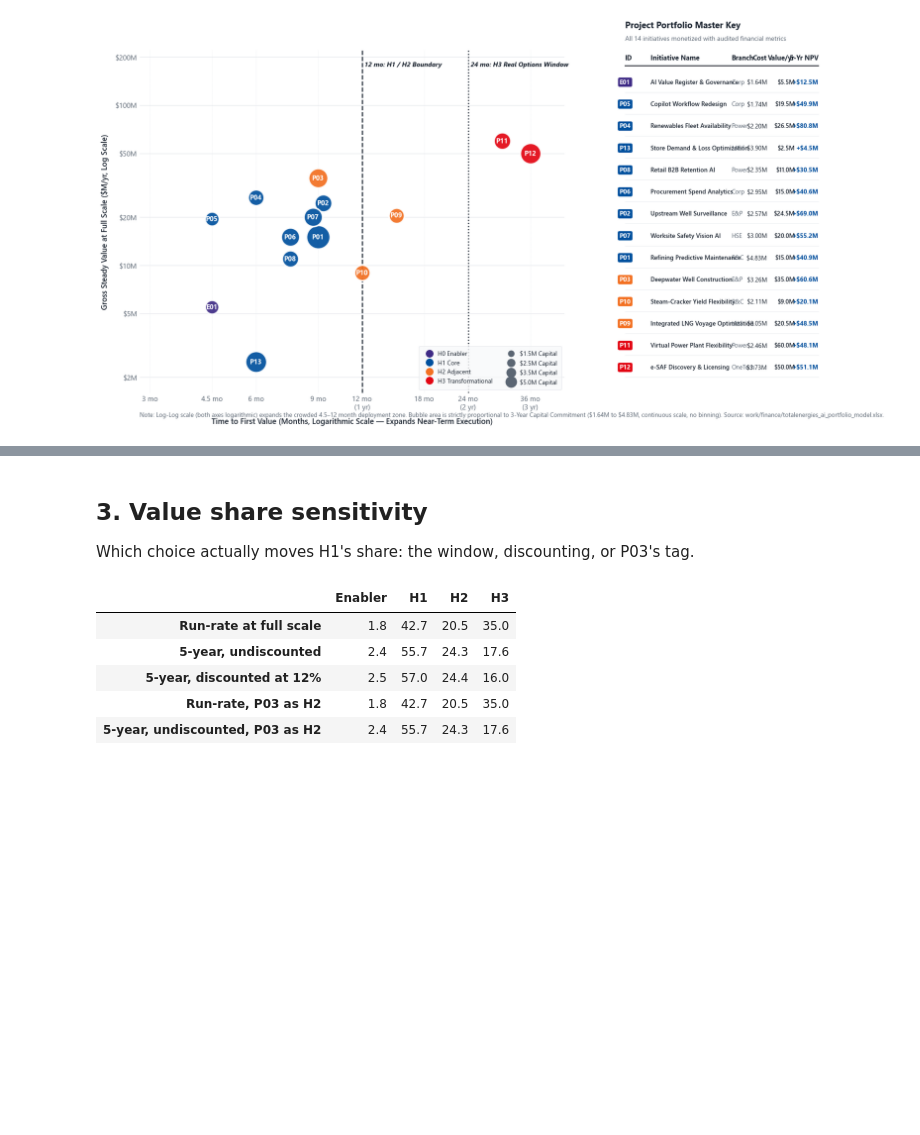
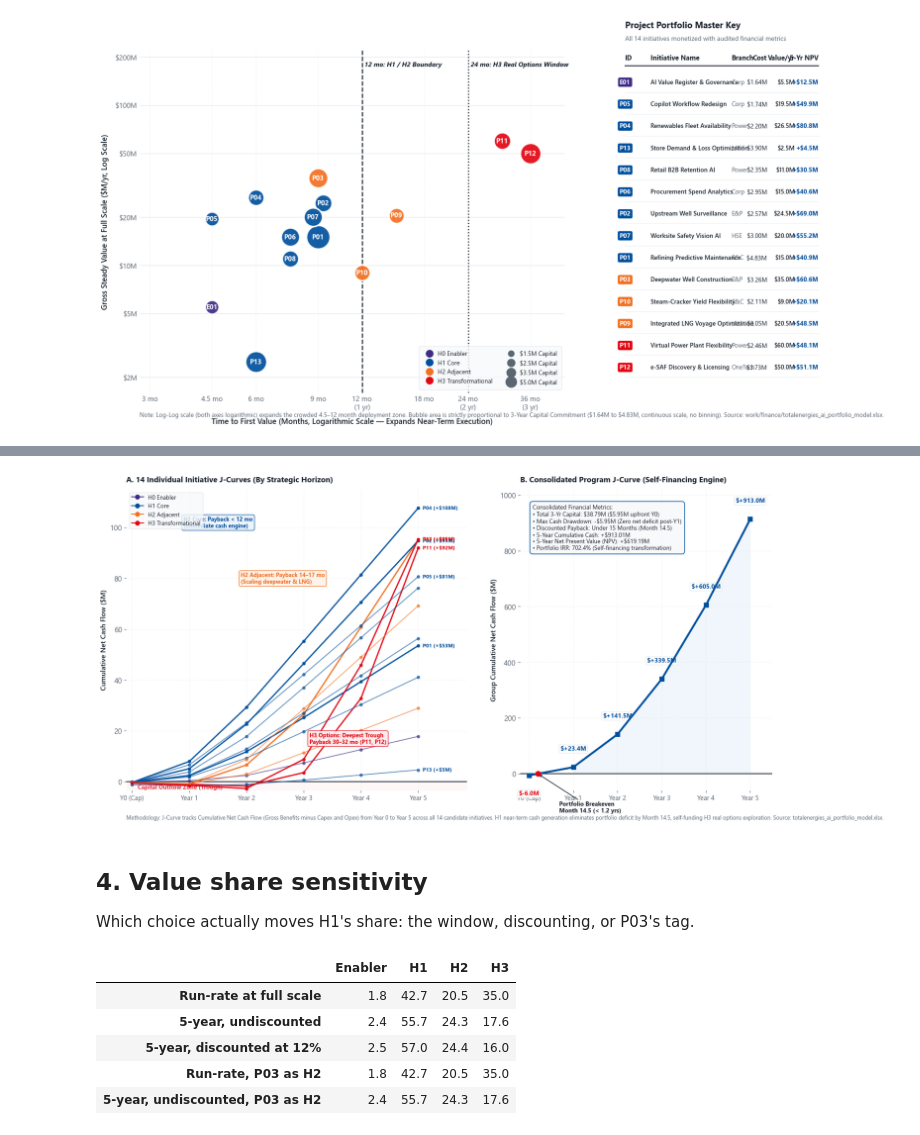
Before and after one commit to Xenodion/ai-transformations-navy, a Jupyter notebook: work/projects/portfolio_charts.ipynb, the cells around one changed output, grey strips where cells are left out. Cells and saved outputs as stored; diff of their text form; code cells hidden in the pictures; blank space fills up the shorter version.

Commit message:
feat(charts): add 5-year J-curves dashboard, compact allocation mix with explicit valuation methodology, and refresh canvas

```diff
--- a/work/projects/portfolio_charts.ipynb
+++ b/work/projects/portfolio_charts.ipynb
@@ -42,5 +46,9 @@ charts.allocation_chart(df);
+# %%
+charts.jcurves_chart(df);
+# %% [output]
+[figure, added]
 # %% [markdown]
-## 3. Value share sensitivity
+## 4. Value share sensitivity
 
 Which choice actually moves H1's share: the window, discounting, or P03's tag.
 # %%
```
Also changed, not shown: parts of 4 cells of this notebook, 8 other files.
